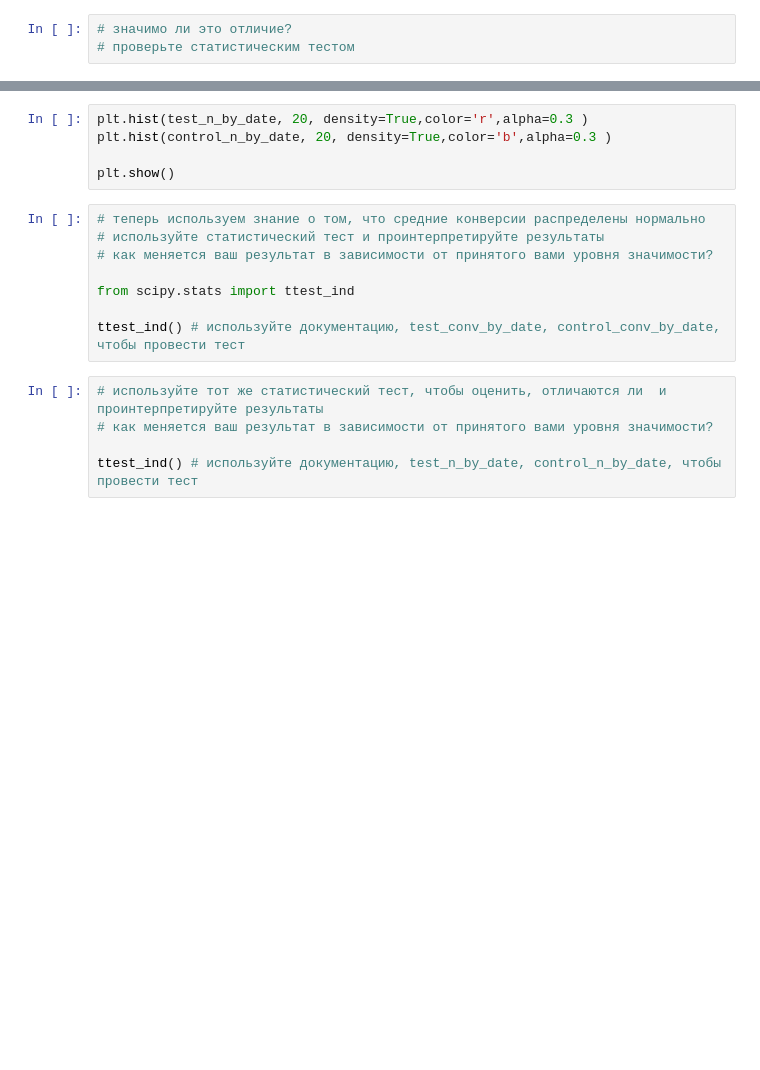
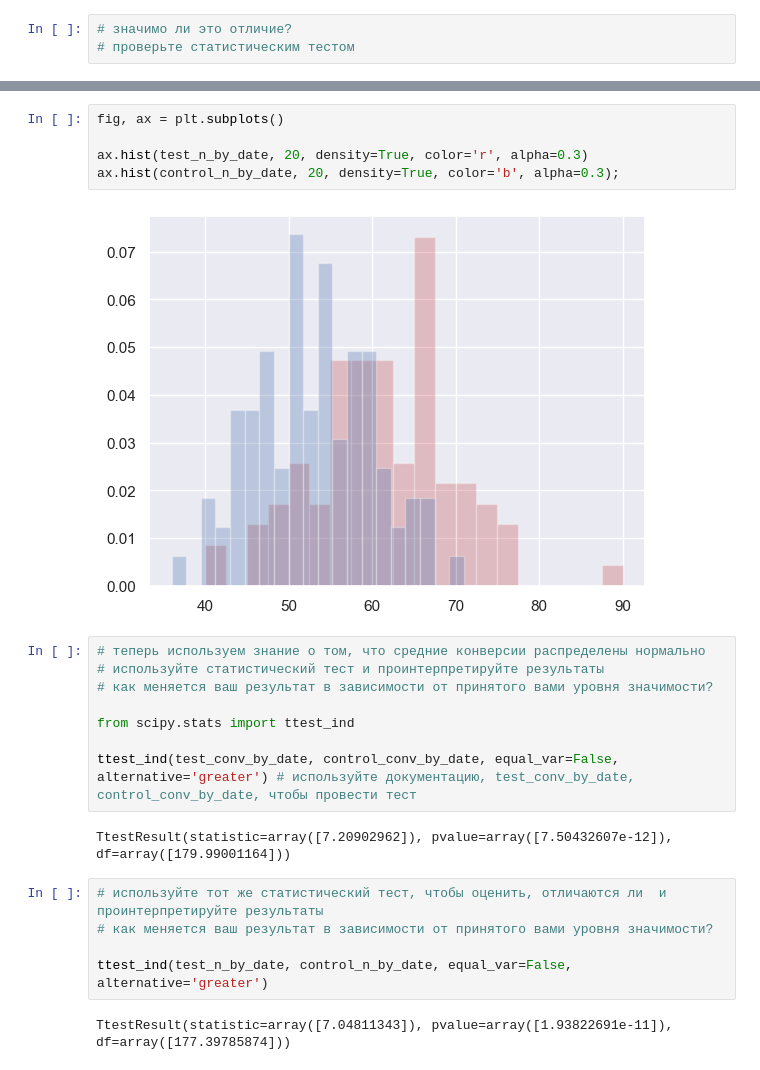
Before and after one commit to Mentaltired/t-bank_da_base_course, a Jupyter notebook: Домашнее задание 'Математическая статистика и АБ-тесты'.ipynb, the cells around one changed output, grey strips where cells are left out. Saved outputs shown, nothing was run; the diff lists cells and outputs as text; blank space fills up the shorter version.

```diff
--- a/Домашнее задание 'Математическая статистика и АБ-тесты'.ipynb
+++ b/Домашнее задание 'Математическая статистика и АБ-тесты'.ipynb
@@ -91,8 +174,10 @@ plt.show()
 # %%
-plt.hist(test_n_by_date, 20, density=True,color='r',alpha=0.3 )
-plt.hist(control_n_by_date, 20, density=True,color='b',alpha=0.3 )
+fig, ax = plt.subplots()
 
-plt.show()
+ax.hist(test_n_by_date, 20, density=True, color='r', alpha=0.3)
+ax.hist(control_n_by_date, 20, density=True, color='b', alpha=0.3);
+# %% [output]
+[figure, added]
 # %%
 # теперь используем знание о том, что средние конверсии распределены нормально
 # используйте статистический тест и проинтерпретируйте результаты
@@ -100,9 +185,13 @@ plt.show()
 
 from scipy.stats import ttest_ind
 
-ttest_ind() # используйте документацию, test_conv_by_date, control_conv_by_date, чтобы провести тест
+ttest_ind(test_conv_by_date, control_conv_by_date, equal_var=False, alternative='greater') # используйте документацию, test_conv_by_date, control_conv_by_date, чтобы провести тест
+# %% [output]
+TtestResult(statistic=array([7.20902962]), pvalue=array([7.50432607e-12]), df=array([179.99001164]))
 # %%
 # используйте тот же статистический тест, чтобы оценить, отличаются ли  и проинтерпретируйте результаты
 # как меняется ваш результат в зависимости от принятого вами уровня значимости?
 
-ttest_ind() # используйте документацию, test_n_by_date, control_n_by_date, чтобы провести тест
+ttest_ind(test_n_by_date, control_n_by_date, equal_var=False, alternative='greater')
+# %% [output]
+TtestResult(statistic=array([7.04811343]), pvalue=array([1.93822691e-11]), df=array([177.39785874]))
```
Also changed, not shown: parts of 19 cells of this notebook.
